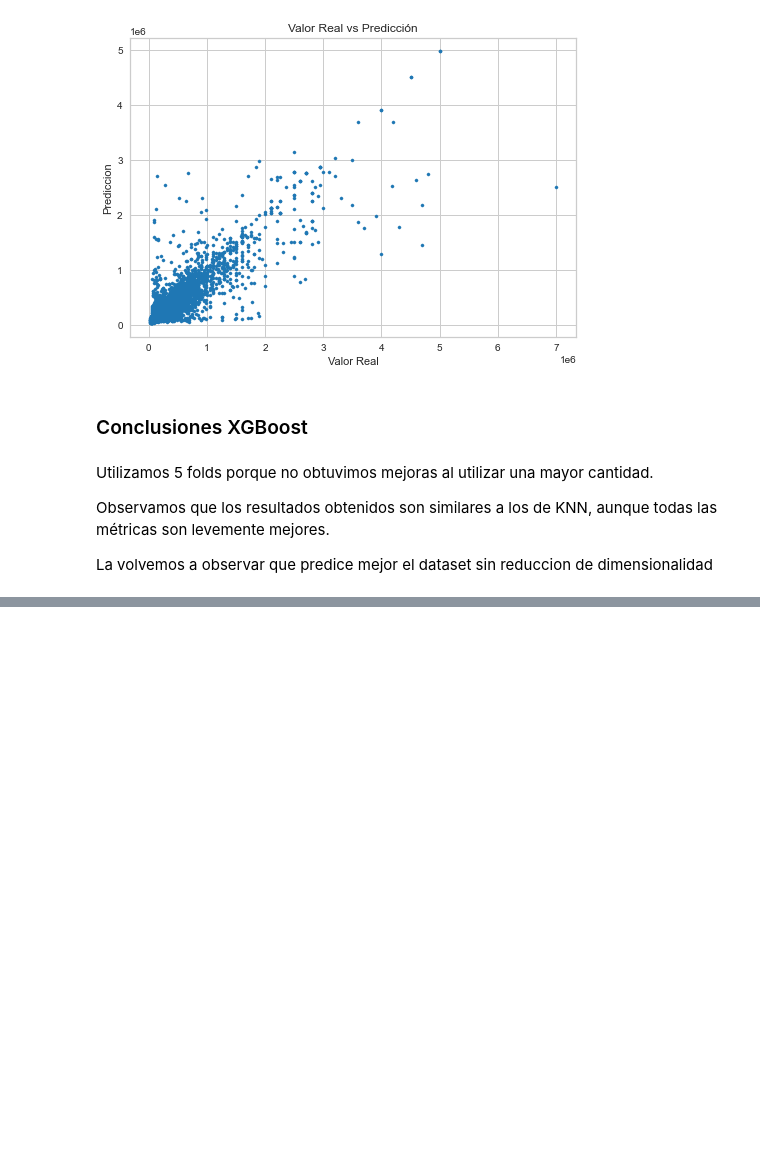
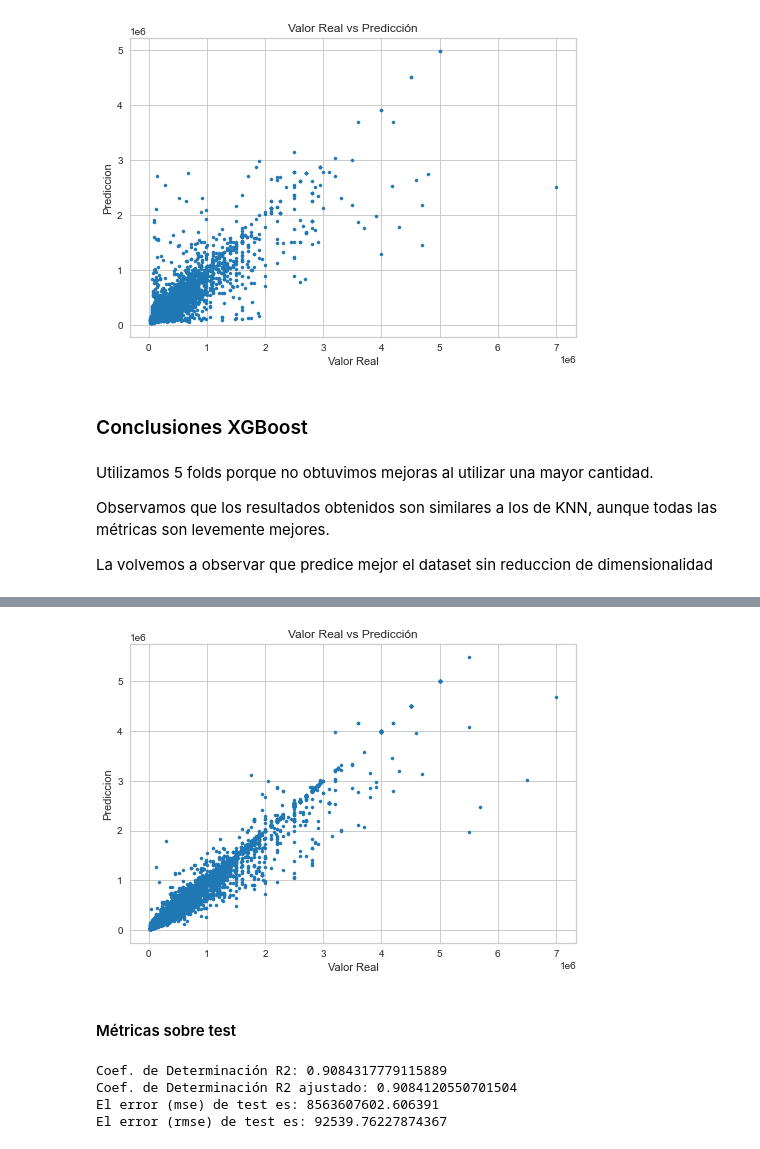
Before and after one commit to iankvdh/Organizacion-de-Datos-2C2022-GRUPO22, a Jupyter notebook: 7506R_TP1_GRUPO22_ENTREGA_REGRESION.ipynb, the cells around one changed output, grey strips where cells are left out. Drawn from its saved outputs; the diff is of its cells as text; code cells hidden in the pictures; blank space fills up the shorter version.

```diff
--- a/7506R_TP1_GRUPO22_ENTREGA_REGRESION.ipynb
+++ b/7506R_TP1_GRUPO22_ENTREGA_REGRESION.ipynb
@@ -818,0 +828,33 @@ print(classification_report(y_test_ADA,y_pred))
+# %%
+#Mejor estimador
+best_GBR_regressor = random_search.best_estimator_
+
+#Predicción con mejor estimador
+y_pred_train_GBR = best_GBR_regressor.predict(x_train_GBR)
+
+#Coef. de Determinación R2
+r2_score_train_GBR = r2_score(y_train_GBR, y_pred_train_GBR)
+print(f'Coef. de Determinación R2: {r2_score_train_GBR}')
+
+#Coef. de Determinación R2 ajustado
+n = x_train_GBR.shape[0] #n = count of rows in your dataset used for train or test
+p = 4 #p = count of independent variables
+print(f'Coef. de Determinación R2 ajustado: {1-(1-r2_score_train_GBR)*(n-1)/(n-p-1)}')
+
+#Mean Square Error
+mse = metrics.mean_squared_error(
+        y_true  = y_train_GBR,
+        y_pred  = y_pred_train_GBR,
+        squared = True
+       )
+
+print(f"El error (mse) de train es: {mse}")
+
+#Root Mean Square Error
+rmse = metrics.mean_squared_error(
+        y_true  = y_train_GBR,
+        y_pred  = y_pred_train_GBR,
+        squared = False
+       )
+
+print(f"El error (rmse) de train es: {rmse}")
@@ -818,0 +866,7 @@ print(classification_report(y_test_ADA,y_pred))
+# %%
+# Performance
+performance_train_GBR = pd.DataFrame({'Valor Real': y_train_GBR,
+                            'Prediccion': y_pred_train_GBR.round(),
+                            'Error': y_train_GBR - y_pred_train_GBR.round()})
+# View
+performance_train_GBR.head()
@@ -818,0 +880,39 @@ print(classification_report(y_test_ADA,y_pred))
+# %%
+scatter_real_predict_train_GBR = performance_train_GBR.plot.scatter(x="Valor Real", y="Prediccion", s=10, c='tab:blue').set(title="Valor Real vs Predicción",xlabel='Valor Real',ylabel='Prediccion')
+# %% [output]
+[figure, added]
+# %% [markdown]
+#### Métricas sobre test
+# %%
+#Predicción con mejor estimador
+y_pred_test_GBR = best_GBR_regressor.predict(x_test_GBR)
+
+#Coef. de Determinación R2
+r2_score_test = r2_score(y_test_GBR, y_pred_test_GBR)
+print(f'Coef. de Determinación R2: {r2_score_test}')
+
+#Coef. de Determinación R2 ajustado
+n = x_test_GBR.shape[0] #n = count of rows in your dataset used for train or test
+p = 4 #p = count of independent variables
+print(f'Coef. de Determinación R2 ajustado: {1-(1-r2_score_test)*(n-1)/(n-p-1)}')
+
+#Mean Square Error
+mse = metrics.mean_squared_error(
+        y_true  = y_test_GBR,
+        y_pred  = y_pred_test_GBR,
+        squared = True
+       )
+print(f"El error (mse) de test es: {mse}")
+
+#Root Mean Square Error
+rmse = metrics.mean_squared_error(
+        y_true  = y_test_GBR,
+        y_pred  = y_pred_test_GBR,
+        squared = False
+       )
+print(f"El error (rmse) de test es: {rmse}")
+# %% [output]
+Coef. de Determinación R2: 0.9084317779115889
+Coef. de Determinación R2 ajustado: 0.9084120550701504
+El error (mse) de test es: 8563607602.606391
+El error (rmse) de test es: 92539.76227874367
```
Also changed, not shown: parts of 32 cells of this notebook.
